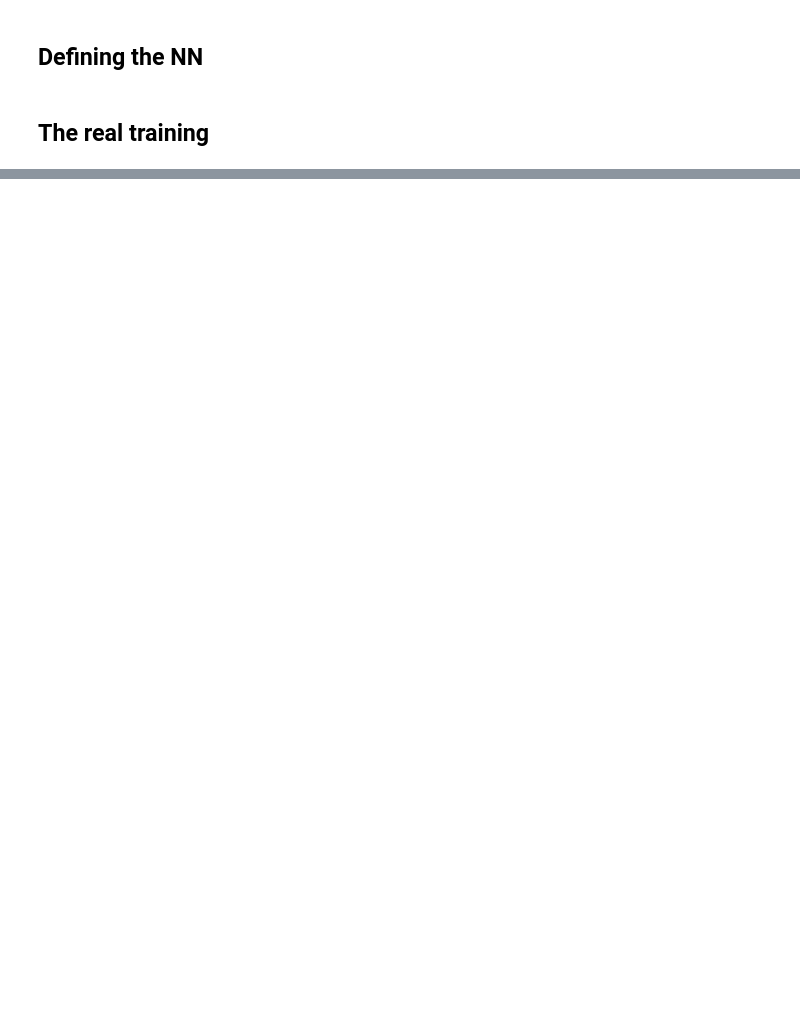
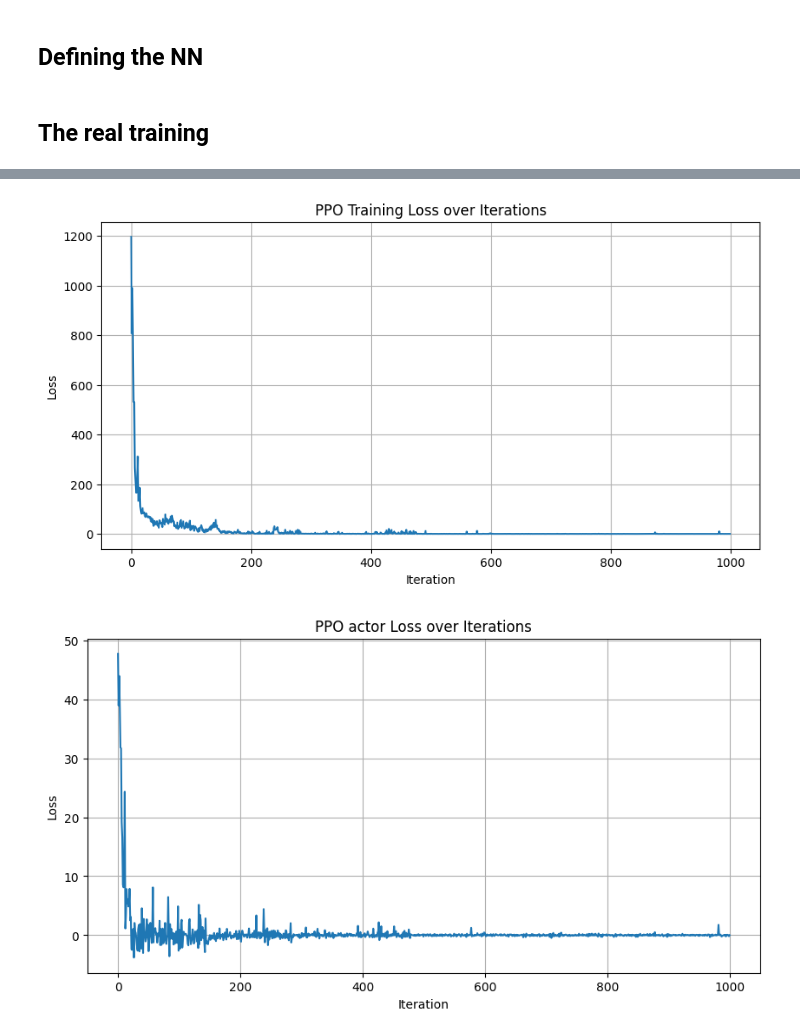
Before and after one commit to arjunprakash027/HandcraftedML, a Jupyter notebook: Reinforcement_Learning/Proximal_Policy_optimization/pendullum_agent.ipynb, the cells around one changed output, grey strips where cells are left out. Saved outputs shown, nothing was run; the diff lists cells and outputs as text; code cells hidden in the pictures; blank space fills up the shorter version.

```diff
--- a/Reinforcement_Learning/Proximal_Policy_optimization/pendullum_agent.ipynb
+++ b/Reinforcement_Learning/Proximal_Policy_optimization/pendullum_agent.ipynb
@@ -215,6 +195,9 @@ def ppo_trainer(
 ):
 
     batch_loss = []
+    batch_actor_loss = []
+    batch_critic_loss = []
+
     for _ in range(ppo_epochs):
         for state, action, old_log_probs, return_vals, advantage in ppo_randomizer(mini_batch_size, states, actions, log_probs, returns, advantages):
             dist, value = model(state) # Action space and value chosen by the new policy
@@ -223,32 +206,28 @@ def ppo_trainer(
 
             ratio = (new_log_probs - old_log_probs).exp()
 
-            print(f"Old : {old_log_probs} new : {new_log_probs} ratio : {ratio} advantage : {advantage}")
             surrogate_unclipped = ratio * advantage
             surrogate_clipped = torch.clamp(ratio, 1.0 - clip_param, 1.0 + clip_param) * advantage
-
-            print("Surrogate unclipopped", surrogate_unclipped)
-            print("Surrogate cliped", surrogate_clipped)
 
             actor_loss = -torch.min(surrogate_unclipped,surrogate_clipped).mean()
             critic_loss = (return_vals - value).pow(2).mean()
 
             loss = 0.5 * critic_loss + actor_loss - 0.001* entropy
 
-            print("Actor loss",actor_loss)
-            print("Return vals", return_vals)
-            print("values", value)
-            print("Critic loss",critic_loss)
-            print("Loss ",loss)
-
             optimizer.zero_grad()
             loss.backward()
             #torch.nn.utils.clip_grad_norm_(model.parameters(), 0.5)
             optimizer.step()
 
+            batch_actor_loss.append(actor_loss.item())
+            batch_critic_loss.append(critic_loss.item())
             batch_loss.append(loss.item())
 
-    return np.mean(batch_loss)
+    return (
+        np.mean(batch_loss),
+        np.mean(batch_actor_loss),
+        np.mean(batch_critic_loss)
+    )
 # %%
 def check_model_stats(model, iteration):
 
@@ -365,8 +356,34 @@ rewards,losses = train_the_model(
 # %%
 plt.figure(figsize=(10, 5))
 plt.plot(losses)
 plt.xlabel('Iteration')
 plt.ylabel('Loss')
 plt.title('PPO Training Loss over Iterations')
 plt.grid(True)
 plt.show()
+
+plt.figure(figsize=(10, 5))
+plt.plot(actor_losses)
+plt.xlabel('Iteration')
+plt.ylabel('Loss')
+plt.title('PPO actor Loss over Iterations')
+plt.grid(True)
+plt.show()
+
+plt.figure(figsize=(10, 5))
+plt.plot(critic_losses)
+plt.xlabel('Iteration')
+plt.ylabel('Loss')
+plt.title('PPO critic Loss over Iterations')
+plt.grid(True)
+plt.show()
+plt.figure(figsize=(10, 5))
+plt.plot([r.cpu() for r in rewards])
+plt.xlabel('Iteration')
+plt.ylabel('Rewards')
+plt.title('PPO Training rewards over Iterations')
+plt.grid(True)
+plt.show()
+# %% [output]
+[figure, added]
+[figure, added]
```
Also changed, not shown: parts of 6 cells of this notebook.
